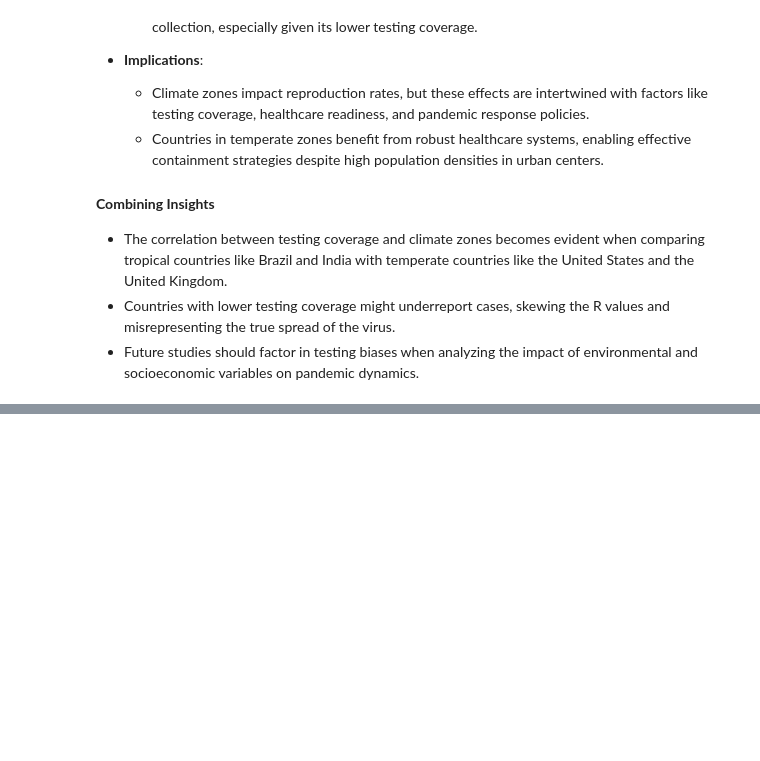
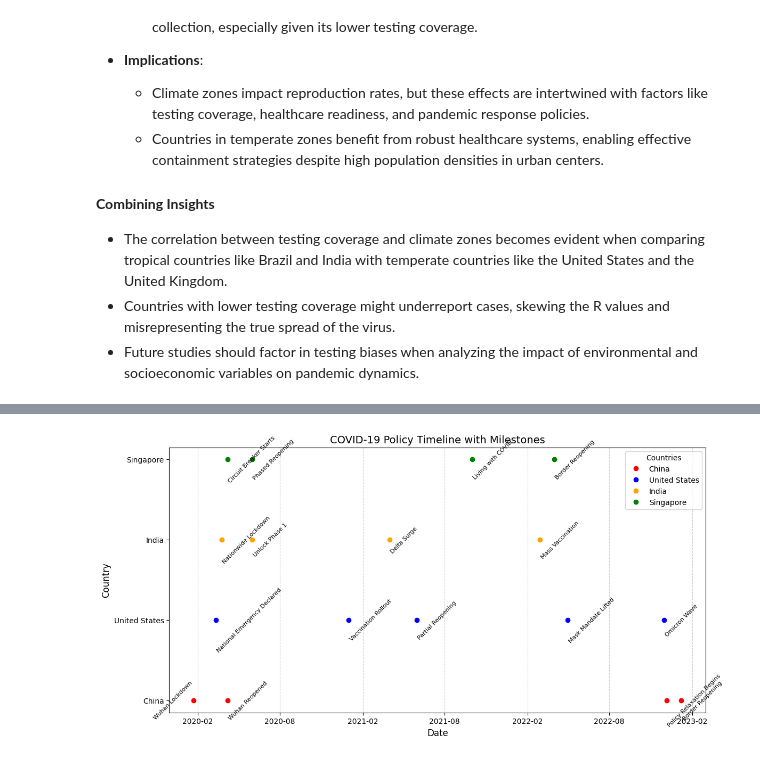
Before and after one commit to Kirigaya-Suguha/Final_Project_6, a Jupyter notebook: q1_chengyaoyu.ipynb, the cells around one changed output, grey strips where cells are left out. Cells and saved outputs as stored; diff of their text form; code cells hidden in the pictures; blank space fills up the shorter version.

```diff
--- a/q1_chengyaoyu.ipynb
+++ b/q1_chengyaoyu.ipynb
@@ -1562,0 +1600,80 @@ plt.show()
+# %%
+import pandas as pd
+import matplotlib.pyplot as plt
+import matplotlib.dates as mdates
+
+# Milestone data
+policy_milestones_detailed = {
+    "China": [
+        ("Wuhan Lockdown", "2020-01-23"),
+        ("Wuhan Reopened", "2020-04-08"),
+        ("Policy Relaxation Begins", "2022-12-07"),
+        ("Border Reopening", "2023-01-08")
+    ],
+    "United States": [
+        ("National Emergency Declared", "2020-03-13"),
+        ("Vaccination Rollout", "2021-01-01"),
+        ("Partial Reopening", "2021-06-01"),
+        ("Mask Mandate Lifted", "2022-05-01"),
+        ("Omicron Wave", "2022-12-01")
+    ],
+    "India": [
+        ("Nationwide Lockdown", "2020-03-25"),
+        ("Unlock Phase 1", "2020-06-01"),
+        ("Delta Surge", "2021-04-01"),
+        ("Mass Vaccination", "2022-03-01")
+    ],
+    "Singapore": [
+        ("Circuit Breaker Starts", "2020-04-07"),
+        ("Phased Reopening", "2020-06-01"),
+        ("Living with COVID", "2021-10-01"),
+        ("Border Reopening", "2022-04-01")
+    ]
+}
+
+# Convert milestones into a DataFrame for easier handling
+data = []
+for country, milestones in policy_milestones_detailed.items():
+    for event, date in milestones:
+        data.append({"Country": country, "Event": event, "Date": pd.to_datetime(date)})
+
+milestones_df = pd.DataFrame(data)
+
+# Create the plot
+fig, ax = plt.subplots(figsize=(12, 6))
+countries = milestones_df["Country"].unique()
+colors = {"China": "red", "United States": "blue", "India": "orange", "Singapore": "green"}
+
+for country in countries:
+    country_data = milestones_df[milestones_df["Country"] == country]
+    ax.plot(
+        country_data["Date"],
+        [country] * len(country_data),
+        marker="o",
+        linestyle="",
+        label=country,
+        color=colors[country]
+    )
+    for i, row in country_data.iterrows():
+        ax.text(
+            row["Date"],
+            row["Country"],
+            row["Event"],
+            fontsize=8,
+            ha="right" if row["Event"] == "Wuhan Lockdown" else "left",
+            va="center",
+            rotation=45
+        )
+
+# Customizing the plot
+ax.xaxis.set_major_formatter(mdates.DateFormatter('%Y-%m'))
+ax.xaxis.set_major_locator(mdates.MonthLocator(interval=6))
+ax.set_title("COVID-19 Policy Timeline with Milestones", fontsize=14)
+ax.set_xlabel("Date", fontsize=12)
+ax.set_ylabel("Country", fontsize=12)
+plt.grid(axis="x", linestyle="--", alpha=0.6)
+plt.legend(title="Countries", loc="upper right")
+plt.tight_layout()
+plt.show()
+# %% [output]
+[figure, added]
```
Also changed, not shown: parts of 7 cells of this notebook, 1 other file.
